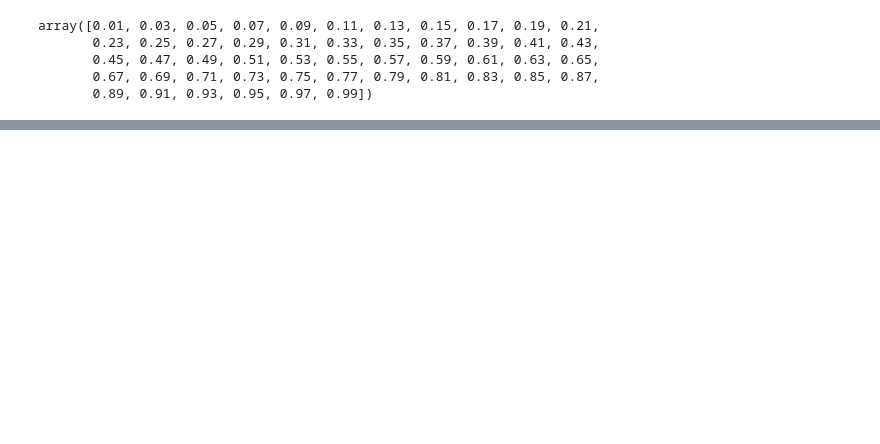
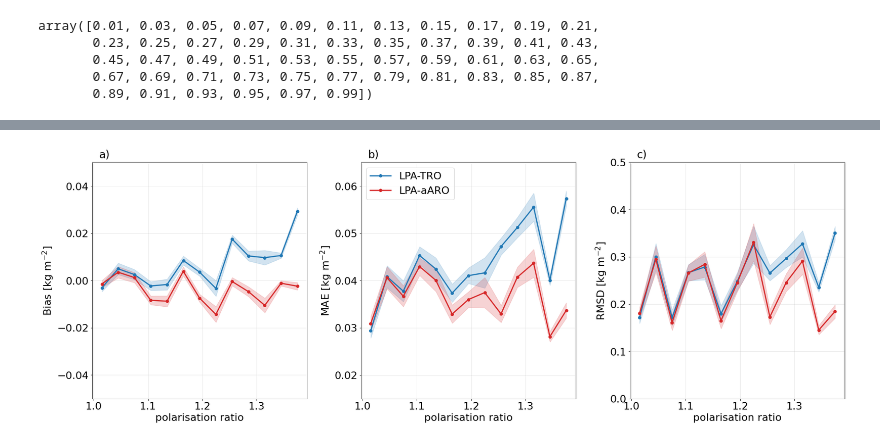
Before and after one commit to ikaur17/IWC2TB, a Jupyter notebook: notebooks/comparison_aro_tro.ipynb, the cells around one changed output, grey strips where cells are left out. Drawn from its saved outputs; the diff is of its cells as text; code cells hidden in the pictures; blank space fills up the shorter version.

```diff
--- a/notebooks/comparison_aro_tro.ipynb
+++ b/notebooks/comparison_aro_tro.ipynb
@@ -200,12 +199,0 @@ falsemiss among IWP < 0.01 kg/m2 :  9.170536341967416
-# %%
-iwpbins = np.array([0.0, 0.01, .1, 1, 5, 10, 25])
-
-iiwp = np.digitize(AY, iwpbins)
-
-abias = np.zeros(iwpbins.size - 1)
-tbias = np.zeros(iwpbins.size - 1)
-for i in range(iwpbins.size -1):
-
-    imask = iiwp == i+1
-    abias[i] =  np.mean((AY_mean[imask]- AY[imask])/AY[imask]) * 100
-    tbias[i] =  np.mean((TY_mean[imask]- AY[imask])/AY[imask]) * 100
@@ -708,3 +491,90 @@ fig.savefig("statistics_cloudyclear_LPA_V.pdf", bbox_inches = "tight")
+# %%
+plt.rcParams.update({'font.size': 22})
+from matplotlib.ticker import (MultipleLocator, FormatStrFormatter,
+                               AutoMinorLocator)
+#amask1 = (stype >=0) & (lat.ravel()> -30.0) & (lat.ravel() <= 0.0)
+amask1 = stype >=0
+fig, ax = plt.subplots(1,3, figsize = [24, 8])
+ax = ax.ravel()
+#amask1 = np.repeat(amask1.reshape(-1, 1), 4, axis = 1)
+#plot_stats(amask1, fig, ax, c = colors[1], labels = ["LPA-TRO", "LPA-aARO"], offset = -0.01)
+labels =  ["LPA-TRO", "LPA-aARO"]
+prbins   = np.arange(1, 1.41, 0.03)
+prcenter = (prbins[1:] + prbins[:-1]) * 0.5
+
+statistics_aro = np.zeros([prbins.size - 1, 3])
+statistics_tro = np.zeros([prbins.size - 1, 3])
+npr            = np.zeros([prbins.size - 1])
+
+
+
+ipr   = np.digitize(PR, prbins)
+npr   = np.zeros([prbins.size])
+
+for i in range(1, prbins.size):
+    amask = ipr == i
+    amask = np.logical_and(amask, amask1)
+    statistics_aro[i-1, :] = stats(AY_mean[amask], AY[amask])
+    statistics_tro[i-1, :] = stats(TY_mean[amask], TY[amask])
+    npr[i-1]               = np.sum(amask)
+
+
+DF_tro = pd.DataFrame(statistics_tro, columns = ["Bias", "MAE", "RMSD"],
+                  index = prcenter)
+DF_aro = pd.DataFrame(statistics_aro, columns = ["Bias", "MAE", "RMSD"],
+                  index = prcenter)
+
+
+ax = ax.ravel()
+
+for i, key in enumerate(["Bias", "MAE", "RMSD" ]):
+
+    ax[i].plot(prcenter, DF_tro[key], "-o", color = "tab:blue", label = labels[0], linewidth = 2.5)
+    #ax[i].fill_between(prcenter, DF_tro[key] - DF_tro["SD1"], DF_tro[key] + DF_tro["SD1"], alpha = 0.2)
+    ax[i].plot(prcenter, DF_aro[key], "-o", color = "tab:red", label = labels[1], linewidth = 2.5)
+    #ax[i].fill_between(prcenter, DF_aro[key] - DF_aro["SD1"], DF_aro[key] + DF_aro["SD1"], alpha = 0.2)
+
+    ax[i].set_ylabel(key + r" [kg m$^{-2}$]")
+    ax[i].grid("on", alpha = 0.3)
+    ax[i].set_xlabel("polarisation ratio")
+    plt.tight_layout(pad = 0.5)
+ax[1].legend()
+
+
+ax[0].fill_between(prcenter, DF_tro["Bias"] - std_t_b, DF_tro["Bias"] + std_t_b, color = "tab:blue", alpha = 0.2)
+ax[0].fill_between(prcenter, DF_aro["Bias"] - std_a_b, DF_aro["Bias"] + std_a_b, color = "tab:red", alpha = 0.2)
+
+ax[1].fill_between(prcenter, DF_tro["MAE"] - std_t_m, DF_tro["MAE"] + std_t_m, color = "tab:blue", alpha = 0.2)
+ax[1].fill_between(prcenter, DF_aro["MAE"] - std_a_m, DF_aro["MAE"] + std_a_m, color = "tab:red", alpha = 0.2)
+
+ax[2].fill_between(prcenter, DF_tro["RMSD"] - std_t_r, DF_tro["RMSD"] + std_t_r, color = "tab:blue", alpha = 0.2)
+ax[2].fill_between(prcenter, DF_aro["RMSD"] - std_a_r, DF_aro["RMSD"] + std_a_r, color = "tab:red", alpha = 0.2)
+
+
+
+for i in range(3):
+    ax[i].xaxis.grid(True, which='both')
+    ax[i].yaxis.set_minor_locator(MultipleLocator(0.5))
+    ax[i].yaxis.grid(True, which='both')
+
+#ax[1].set_yscale("log")
+#ax[2].set_yscale("log")
+ax[0].set_ylim([-0.05, 0.05])
+ax[1].set_ylim([0.015, 0.065])
+ax[2].set_ylim([0, 0.5])
+#ax[0].text(1., 0.052, s="a)", fontsize = 23)
+#ax[1].text(1., 0.066, s="b)",  fontsize = 23)
+#ax[2].text(1., 0.51, s="c)", fontsize = 23)
+
+ax[0].text(1.01, 0.052, s="a)", fontsize = 23)
+#ax[0].text(1.01, 0.425, s="a)", fontsize = 23)
+#ax[0].text(1.01, 0.365, s="a)", fontsize = 23)
+ax[1].text(1.01, 0.066, s="b)",  fontsize = 23)
+ax[2].text(1.01, 0.51, s="c)", fontsize = 23)
+
+fig.savefig("statistics_cloudyclear_LPA.pdf", bbox_inches = "tight")
+# %% [output]
+[figure, added]
 # %%
 statistics_aro = np.zeros([prbins.size - 1, 3])
 statistics_tro = np.zeros([prbins.size - 1, 3])
```
Also changed, not shown: parts of 23 cells of this notebook, 5 other files.
